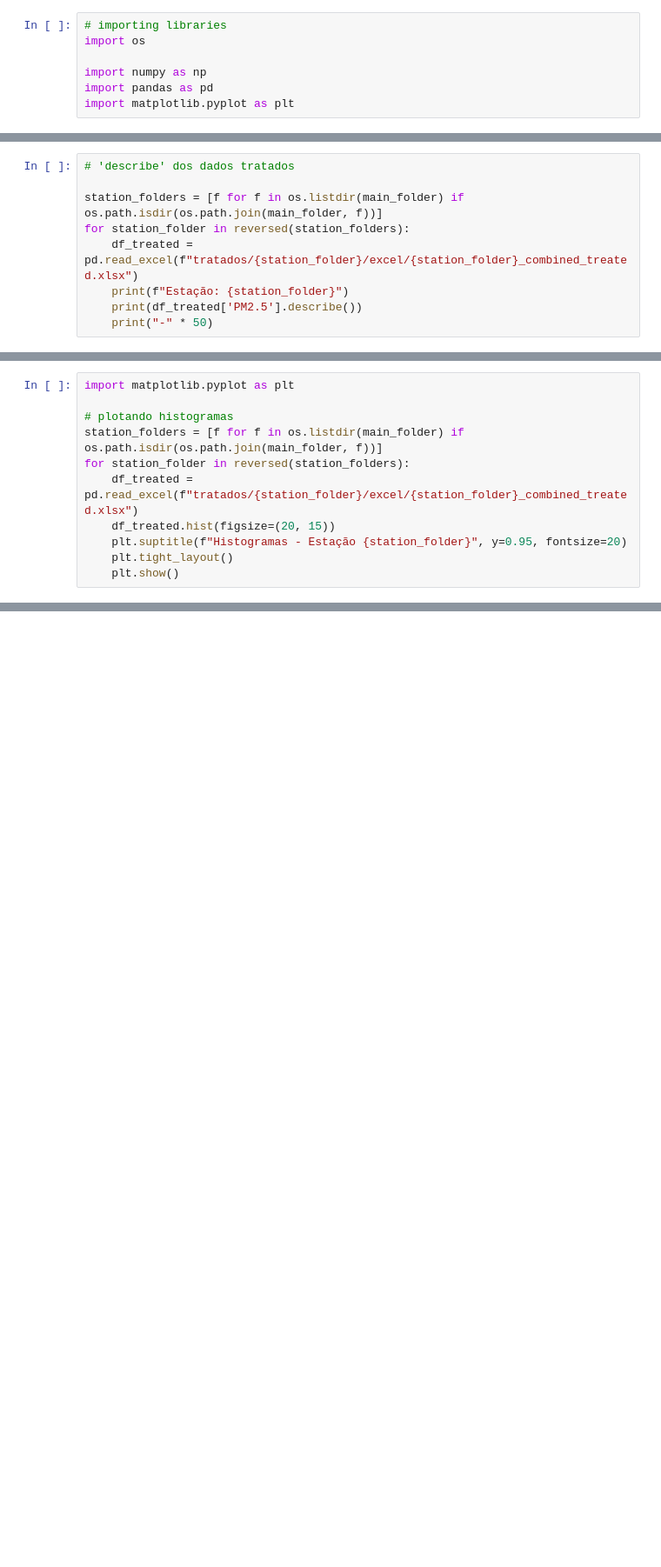
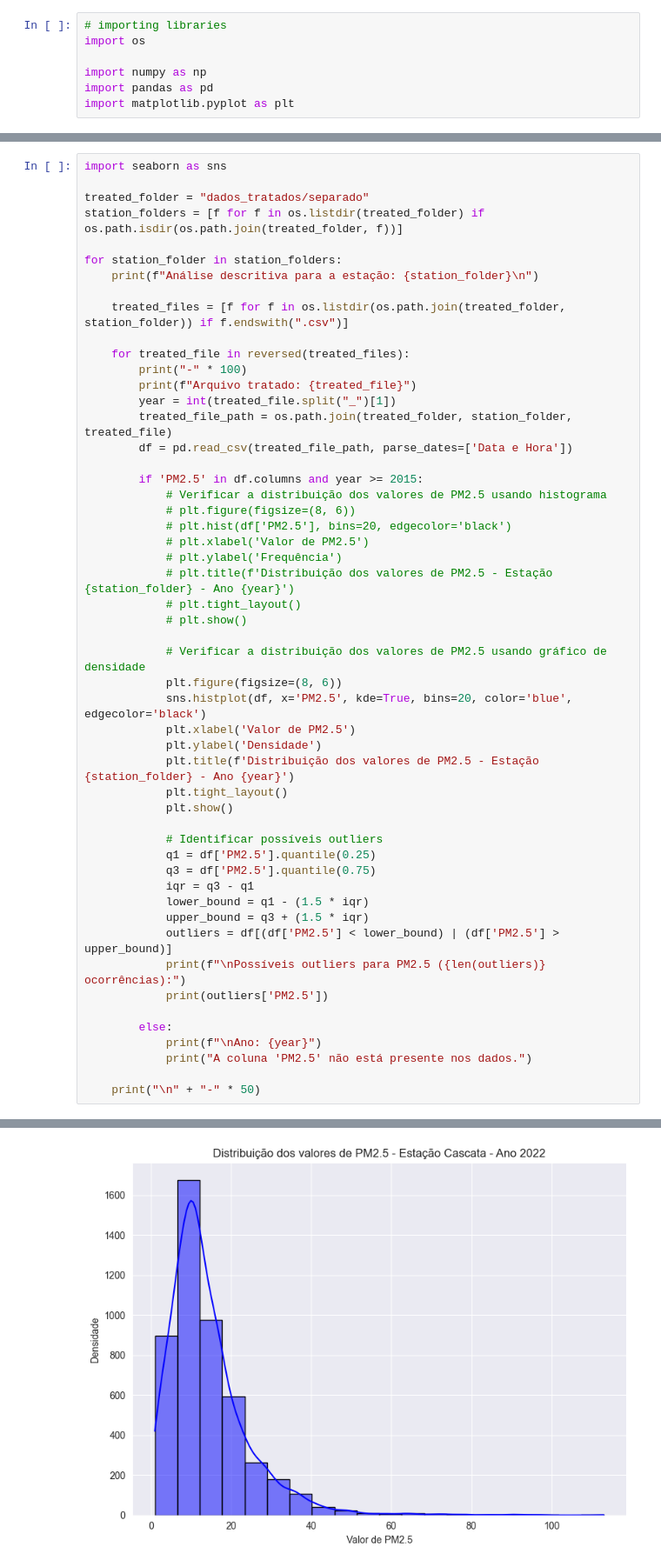
Before and after one commit to DanielPortes/pm25-plots, a Jupyter notebook: main.ipynb, the cells around one changed output, grey strips where cells are left out. Shown at 87% size. Drawn from its saved outputs; the diff is of its cells as text; blank space fills up the shorter version.

Commit message:
analise dos dados

```diff
--- a/main.ipynb
+++ b/main.ipynb
@@ -146,9 +143,0 @@ Estação: Piratininga, Ano: 2009, Dados ausentes de PM2.5: 8760/8760 (100.00%)
-# %%
-# 'describe' dos dados tratados
-
-station_folders = [f for f in os.listdir(main_folder) if os.path.isdir(os.path.join(main_folder, f))]
-for station_folder in reversed(station_folders):
-    df_treated = pd.read_excel(f"tratados/{station_folder}/excel/{station_folder}_combined_treated.xlsx")
-    print(f"Estação: {station_folder}")
-    print(df_treated['PM2.5'].describe())
-    print("-" * 50)
@@ -173,11 +143,0 @@ std                  NaN
-# %%
-import matplotlib.pyplot as plt
-
-# plotando histogramas
-station_folders = [f for f in os.listdir(main_folder) if os.path.isdir(os.path.join(main_folder, f))]
-for station_folder in reversed(station_folders):
-    df_treated = pd.read_excel(f"tratados/{station_folder}/excel/{station_folder}_combined_treated.xlsx")
-    df_treated.hist(figsize=(20, 15))
-    plt.suptitle(f"Histogramas - Estação {station_folder}", y=0.95, fontsize=20)
-    plt.tight_layout()
-    plt.show()
@@ -289,0 +200,53 @@ for station_folder in station_folders:
+# %%
+import seaborn as sns
+
+treated_folder = "dados_tratados/separado"
+station_folders = [f for f in os.listdir(treated_folder) if os.path.isdir(os.path.join(treated_folder, f))]
+
+for station_folder in station_folders:
+    print(f"Análise descritiva para a estação: {station_folder}\n")
+
+    treated_files = [f for f in os.listdir(os.path.join(treated_folder, station_folder)) if f.endswith(".csv")]
+
+    for treated_file in reversed(treated_files):
+        print("-" * 100)
+        print(f"Arquivo tratado: {treated_file}")
+        year = int(treated_file.split("_")[1])
+        treated_file_path = os.path.join(treated_folder, station_folder, treated_file)
+        df = pd.read_csv(treated_file_path, parse_dates=['Data e Hora'])
+
+        if 'PM2.5' in df.columns and year >= 2015:
+            # Verificar a distribuição dos valores de PM2.5 usando histograma
+            # plt.figure(figsize=(8, 6))
+            # plt.hist(df['PM2.5'], bins=20, edgecolor='black')
+            # plt.xlabel('Valor de PM2.5')
+            # plt.ylabel('Frequência')
+            # plt.title(f'Distribuição dos valores de PM2.5 - Estação {station_folder} - Ano {year}')
+            # plt.tight_layout()
+            # plt.show()
+
+            # Verificar a distribuição dos valores de PM2.5 usando gráfico de densidade
+            plt.figure(figsize=(8, 6))
+            sns.histplot(df, x='PM2.5', kde=True, bins=20, color='blue', edgecolor='black')
+            plt.xlabel('Valor de PM2.5')
+            plt.ylabel('Densidade')
+            plt.title(f'Distribuição dos valores de PM2.5 - Estação {station_folder} - Ano {year}')
+            plt.tight_layout()
+            plt.show()
+
+            # Identificar possíveis outliers
+            q1 = df['PM2.5'].quantile(0.25)
+            q3 = df['PM2.5'].quantile(0.75)
+            iqr = q3 - q1
+            lower_bound = q1 - (1.5 * iqr)
+            upper_bound = q3 + (1.5 * iqr)
+            outliers = df[(df['PM2.5'] < lower_bound) | (df['PM2.5'] > upper_bound)]
+            print(f"\nPossíveis outliers para PM2.5 ({len(outliers)} ocorrências):")
+            print(outliers['PM2.5'])
+
+        else:
+            print(f"\nAno: {year}")
+            print("A coluna 'PM2.5' não está presente nos dados.")
+
+    print("\n" + "-" * 50)
+# %% [output]
@@ -289,0 +257 @@ for station_folder in station_folders:
+[figure, added]
```
Also changed, not shown: parts of 9 cells of this notebook.
